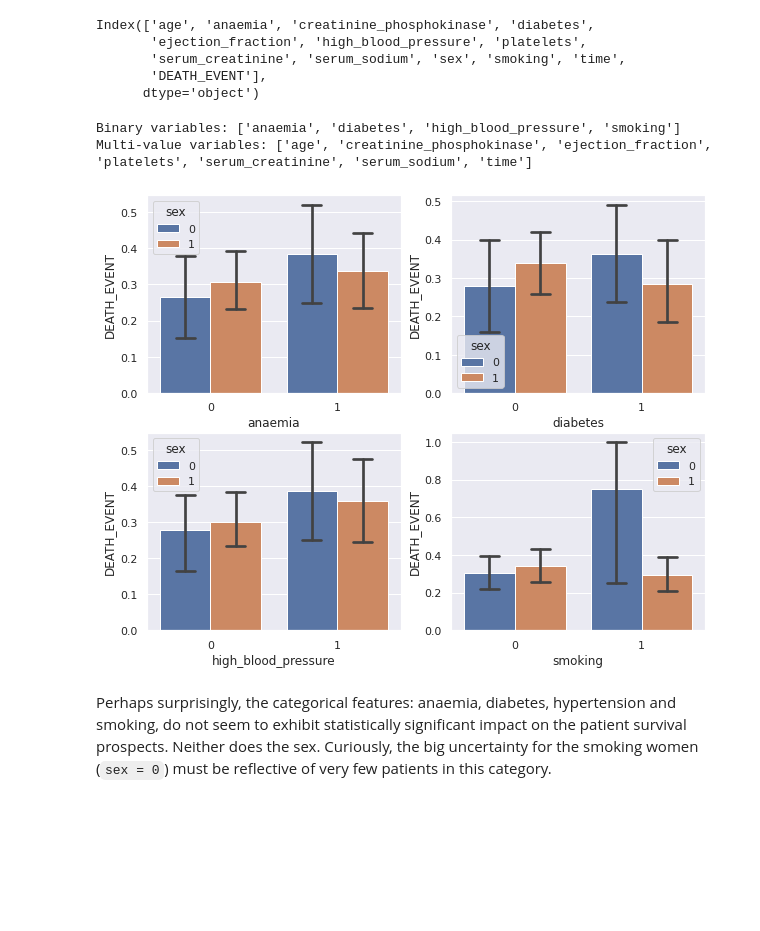
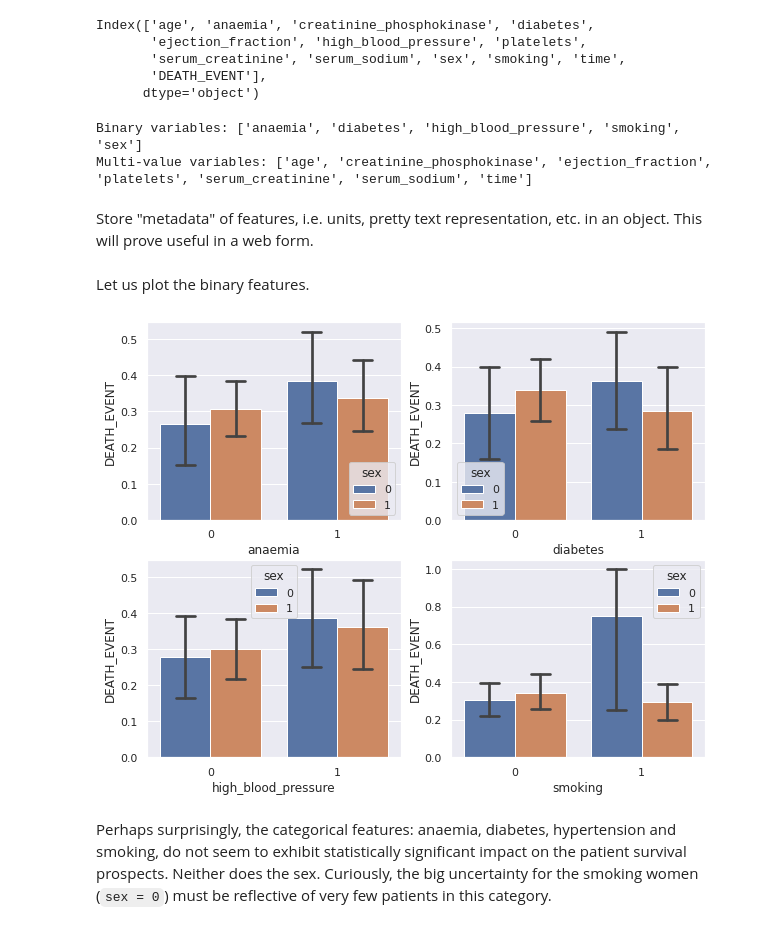
Before and after one commit to dgerstel/HeartFailurePrediction, a Jupyter notebook: jupyter/Heart Failure Prediction.ipynb, the cells around one changed output. Saved outputs shown, nothing was run; the diff lists cells and outputs as text; code cells hidden in the pictures; blank space fills up the shorter version.

```diff
--- a/jupyter/Heart Failure Prediction.ipynb
+++ b/jupyter/Heart Failure Prediction.ipynb
@@ -44,10 +56,13 @@ Index(['age', 'anaemia', 'creatinine_phosphokinase', 'diabetes',
        'DEATH_EVENT'],
       dtype='object')
 # %%
-binary_vars = "anaemia diabetes high_blood_pressure smoking".split()
+binary_vars = "anaemia diabetes high_blood_pressure smoking sex".split()
 multival_vars = [var for var in list(df.columns) if var not in binary_vars + ["sex", "DEATH_EVENT"]]
 print("Binary variables:", binary_vars)
 print("Multi-value variables:", multival_vars)
 # %% [output]
-Binary variables: ['anaemia', 'diabetes', 'high_blood_pressure', 'smoking']
+Binary variables: ['anaemia', 'diabetes', 'high_blood_pressure', 'smoking', 'sex']
 Multi-value variables: ['age', 'creatinine_phosphokinase', 'ejection_fraction', 'platelets', 'serum_creatinine', 'serum_sodium', 'time']
+# %% [markdown]
+Store "metadata" of features, i.e. units, pretty text representation, etc. in an object.
+This will prove useful in a web form.
@@ -54,11 +91,15 @@ Multi-value variables: ['age', 'creatinine_phosphokinase', 'ejection_fraction',
+# %% [markdown]
+Let us plot the binary features.
 # %%
 fig, ax = plt.subplots(2, 2, squeeze=False, figsize=(10, 8))
 for i in range(2):
     for j in range(2):
+        if binary_vars[2*i+j] == 'sex':
+            continue # 'sex' is represented by colour, not x-axis
         sns.barplot(x=binary_vars[2*i+j], y='DEATH_EVENT', hue='sex', data=df, ax=ax[i, j], capsize=.15)
 plt.savefig(os.path.join(FIG_DIR, "binary_features_distr.png"), bbox_inches='tight')
 # %% [output]
-[figure, old version]
+[figure, new version]
 # %% [markdown]
 Perhaps surprisingly, the categorical features: anaemia, diabetes, hypertension and smoking, do not seem to exhibit statistically significant impact on the patient survival prospects. Neither does the sex.
 Curiously, the big uncertainty for the smoking women (`sex = 0`) must be reflective of very few patients in this category.
```
Also changed, not shown: parts of 31 cells of this notebook, 2 other files.
